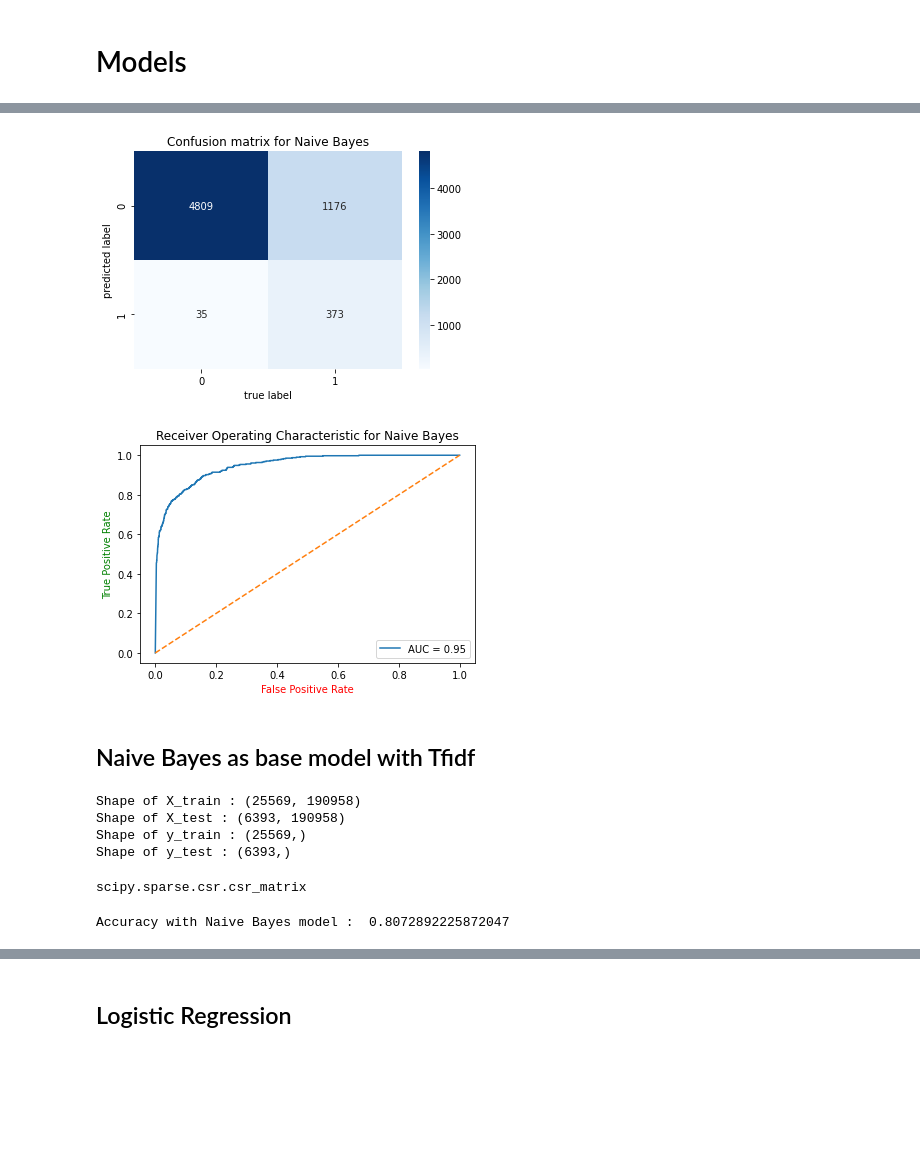
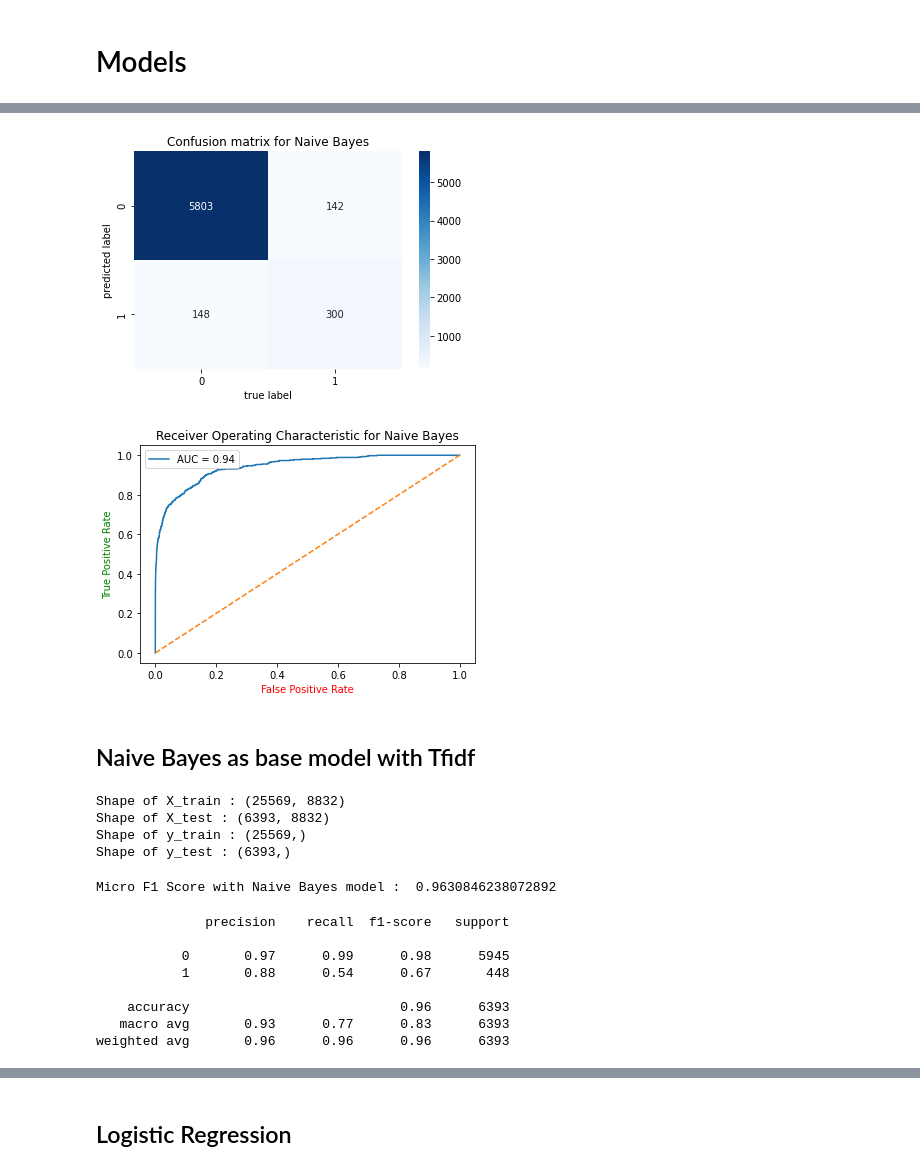
Before and after one commit to ayande48/twitter-sentiment-analysis, a Jupyter notebook: Twitter Sentiment Analysis.ipynb, the cells around one changed output, grey strips where cells are left out. Drawn from its saved outputs; the diff is of its cells as text; code cells hidden in the pictures; blank space fills up the shorter version.

```diff
--- a/Twitter Sentiment Analysis.ipynb
+++ b/Twitter Sentiment Analysis.ipynb
@@ -225,6 +327,10 @@ print(len(stop_words))
 178
 # %%
-for i in range(len(tokenized_tweet)):
-    tokenized_tweet[i] = ' '.join([word for word in tokenized_tweet[i] if word not in stop_words])
-    df['preprocessed_tweet'] = tokenized_tweet
+for i in range(len(tokenized_tweet_train)):
+    tokenized_tweet_train[i] = ' '.join([word for word in tokenized_tweet_train[i] if word not in stop_words])
+    data_train['preprocessed_tweet'] = tokenized_tweet_train
+
+for i in range(len(tokenized_tweet_test)):
+    tokenized_tweet_test[i] = ' '.join([word for word in tokenized_tweet_test[i] if word not in stop_words])
+    data_test['preprocessed_tweet'] = tokenized_tweet_test
 # %%
@@ -289,9 +413,9 @@ the number of unique words  36563
 # %% [markdown]
 <h3>Unigrams and Bigrams</h3>
 # %%
-count_vect = CountVectorizer(ngram_range=(1,2))
-final_bigram_counts = count_vect.fit_transform(df['preprocessed_tweet'])
-print("the type of count vectorizer ",type(final_bigram_counts))
-print("the shape of out text BOW vectorizer ",final_bigram_counts.get_shape())
-print("the number of unique words including both unigrams and bigrams ", final_bigram_counts.get_shape()[1])
+count_vect_unigram_bigram = CountVectorizer(min_df=5, ngram_range=(1,2))
+count_vect_unigram_bigram_train = count_vect_unigram_bigram.fit_transform(data_train['preprocessed_tweet'])
+print("the type of count vectorizer including both unigrams and bigrams of train dataset:",type(count_vect_unigram_bigram_train))
+print("the shape of out text BOW vectorizer including both unigrams and bigrams of train dataset:",count_vect_unigram_bigram_train.get_shape())
+print("the number of unique words including both unigrams and bigrams of train dataset:", count_vect_unigram_bigram_train.get_shape()[1])
 # %% [output]
@@ -372,4 +523,4 @@ plt.show()
 # %%
-X_train, X_test, y_train, y_test = train_test_split(final_bigram_counts, df['label'], test_size=0.2, random_state=0)
+X_train, X_valid, y_train, y_valid = train_test_split(count_vect_unigram_bigram_train, data_train['label'], test_size=0.2, random_state=0, stratify=data_train['label'])
 # %%
 print("Shape of X_train :", X_train.shape)
@@ -384,5 +535,5 @@ Shape of y_test : (6393,)
 # %%
 model_nb = MultinomialNB(alpha=0.001)
 model_nb.fit(X_train, y_train)
-y_pred = model_nb.predict(X_test)
+y_pred = model_nb.predict(X_valid)
 # %%
@@ -393,17 +555,17 @@ Accuracy with Naive Bayes model :  0.8105740653840138
 # %%
-conf_matrx = confusion_matrix(y_test, y_pred)
+conf_matrx = confusion_matrix(y_valid, y_pred)
 ax = plt.axes()
 sns.heatmap(conf_matrx, ax=ax, annot=True, fmt='d', cmap='Blues')
 ax.set_title("Confusion matrix for Naive Bayes")
 plt.xlabel('true label')
 plt.ylabel('predicted label')
 plt.show()
 # %% [output]
-[figure, old version]
+[figure, new version]
 # %%
-probs = model_nb.predict_proba(X_test)
+probs = model_nb.predict_proba(X_valid)
 preds = probs[:, 1]
-fpr, tpr, _ = roc_curve(y_test, preds)
+fpr, tpr, _ = roc_curve(y_valid, preds)
 roc_auc = auc(fpr, tpr)
 plt.title('Receiver Operating Characteristic for Naive Bayes')
 plt.plot(fpr, tpr, label = 'AUC = %0.2f' % roc_auc)
@@ -413,7 +575,7 @@ plt.ylabel('True Positive Rate', color='g')
 plt.xlabel('False Positive Rate', color='r')
 plt.show()
 # %% [output]
-[figure, old version]
+[figure, new version]
 # %% [markdown]
 <h2>Naive Bayes as base model with Tfidf</h2>
 # %%
@@ -421,17 +583,13 @@ X_train, X_test, y_train, y_test = train_test_split(final_tf_idf, df['label'], t
 # %%
 print("Shape of X_train :", X_train.shape)
-print("Shape of X_test :", X_test.shape)
+print("Shape of X_test :", X_valid.shape)
 print("Shape of y_train :", y_train.shape)
-print("Shape of y_test :", y_test.shape)
+print("Shape of y_test :", y_valid.shape)
 # %% [output]
-Shape of X_train : (25569, 190958)
-Shape of X_test : (6393, 190958)
+Shape of X_train : (25569, 8832)
+Shape of X_test : (6393, 8832)
 Shape of y_train : (25569,)
 Shape of y_test : (6393,)
-# %%
-type(X_train)
-# %% [output]
-scipy.sparse.csr.csr_matrix
 # %%
 model_nb = MultinomialNB(alpha=0.001)
 model_nb.fit(X_train, y_train)
@@ -439,6 +597,17 @@ y_pred = model_nb.predict(X_test)
 # %%
-score_nb = accuracy_score(y_pred, y_test)
-print("Accuracy with Naive Bayes model : ", score_nb)
+score_nb = f1_score(y_valid, y_pred, average='micro')
+print("Micro F1 Score with Naive Bayes model : ", score_nb)
 # %% [output]
-Accuracy with Naive Bayes model :  0.8072892225872047
+Micro F1 Score with Naive Bayes model :  0.9630846238072892
+# %%
+print(classification_report(y_valid, y_pred))
+# %% [output]
+              precision    recall  f1-score   support
+
+           0       0.97      0.99      0.98      5945
+           1       0.88      0.54      0.67       448
+
+    accuracy                           0.96      6393
+   macro avg       0.93      0.77      0.83      6393
+weighted avg       0.96      0.96      0.96      6393
 # %%
```
Also changed, not shown: parts of 125 cells of this notebook.
